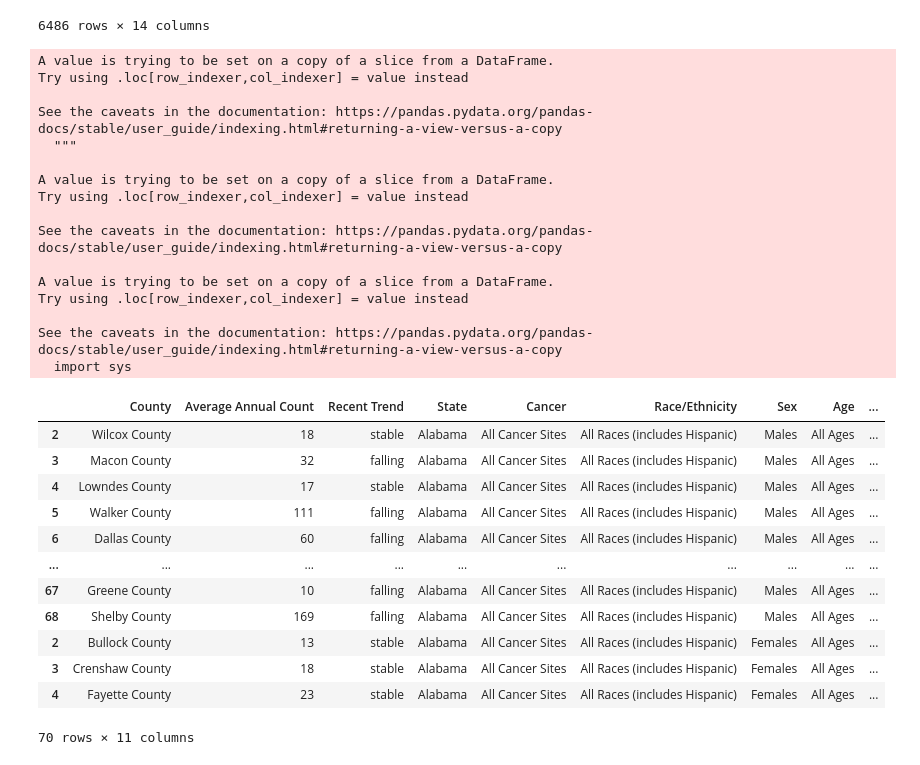
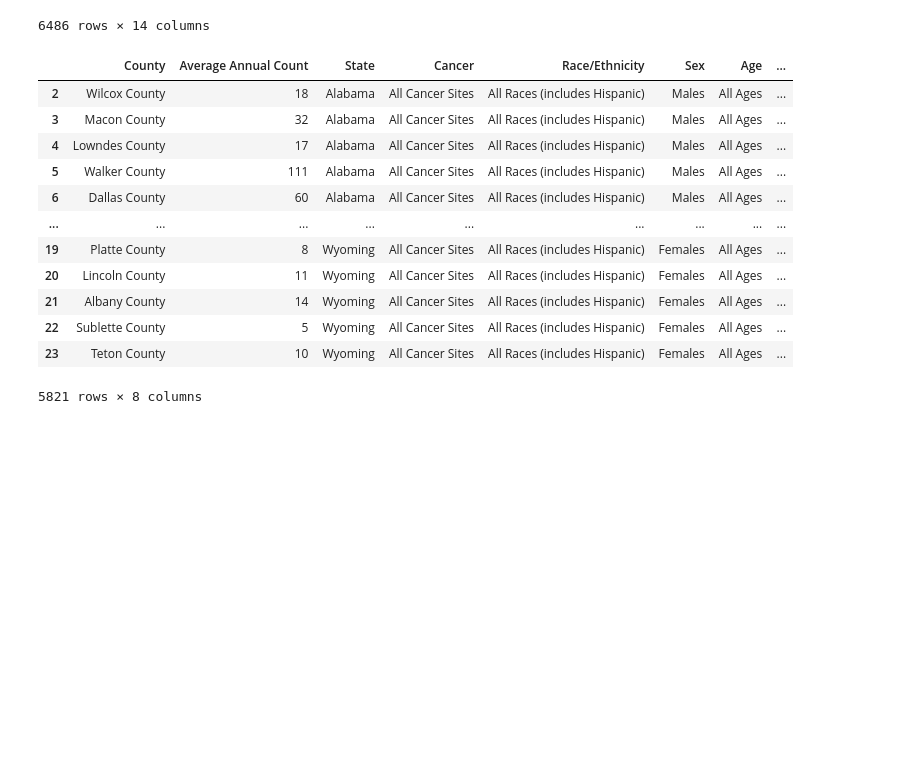
Before and after one commit to robyndook/Cancer_Analysis_US_Counties, a Jupyter notebook: Abramo_Web_Scraping/Sex Mortality Scrape.ipynb, the cells around one changed output. Drawn from its saved outputs; the diff is of its cells as text; code cells hidden in the pictures; blank space fills up the shorter version.

Commit message:
Webscraping/clean complete

```diff
--- a/Abramo_Web_Scraping/Sex Mortality Scrape.ipynb
+++ b/Abramo_Web_Scraping/Sex Mortality Scrape.ipynb
@@ -293,42 +295,27 @@ sex_mort_df
 # %%
-# Clean the data
 sex_mort_df1 =sex_mort_df.drop("Met Healthy People Objective of ***?", axis='columns')
 sex_mort_df2 = sex_mort_df1.drop("Borough Or Census Area", axis='columns')
 sex_mort_df3 = sex_mort_df2.drop("Parish", axis='columns')
 sex_mort_df4 = sex_mort_df3.dropna()
-sex_mort_df4['Age-Adjusted Death Rate cases per 100,000'] = sex_mort_df4['Age-Adjusted Death Rate†deaths per 100,000(95% Confidence Interval)'].str.replace(r'\(.*\)', '')
-sex_mort_df4['CI*Rank'] = sex_mort_df4['CI*Rank&fork;(95% Confidence Interval)'].str.replace(r'\(.*\)', '')
-sex_mort_df4['Recent 5-Year Trend in Death Rates'] = sex_mort_df4['Recent 5-Year Trend‡ in Death Rates(95% Confidence Interval)'].str.replace(r'\(.*\)', '')
-sex_mort_df5 = sex_mort_df4.drop(["Age-Adjusted Death Rate†deaths per 100,000(95% Confidence Interval)",'CI*Rank&fork;(95% Confidence Interval)', 'Recent 5-Year Trend‡ in Death Rates(95% Confidence Interval)'], axis='columns')
-sex_mort_df5.head(70)
+sex_mort_df5 = sex_mort_df4.drop("CI*Rank&fork;(95% Confidence Interval)", axis='columns')
+sex_mort_df5['Age-Adjusted Death Rate cases per 100,000'] = sex_mort_df5['Age-Adjusted Death Rate†deaths per 100,000(95% Confidence Interval)'].str.replace(r'\(.*\)', '')
+sex_mort_df5['Recent 5-Year Trend in Death Rates'] = sex_mort_df5['Age-Adjusted Death Rate†deaths per 100,000(95% Confidence Interval)'].str.replace(r'\(.*\)', '')
+sex_mort_df6 = sex_mort_df5.drop(["Age-Adjusted Death Rate†deaths per 100,000(95% Confidence Interval)", 'Recent 5-Year Trend‡ in Death Rates(95% Confidence Interval)'], axis='columns')
+sex_mort_df7 = sex_mort_df6[sex_mort_df6['Average Annual Count'] != '3 or fewer']
+sex_mort_df8 = sex_mort_df7.drop(['Recent Trend','Recent 5-Year Trend in Death Rates'], axis='columns')
+sex_mort_df8
 # %% [output]
+|  | County | Average Annual Count | State | Cancer | Race/Ethnicity | Sex | Age | ... |
+| 2 | Wilcox County | 18 | Alabama | All Cancer Sites | All Races (includes Hispanic) | Males | All Ages | ... |
+| 3 | Macon County | 32 | Alabama | All Cancer Sites | All Races (includes Hispanic) | Males | All Ages | ... |
+| 4 | Lowndes County | 17 | Alabama | All Cancer Sites | All Races (includes Hispanic) | Males | All Ages | ... |
+| 5 | Walker County | 111 | Alabama | All Cancer Sites | All Races (includes Hispanic) | Males | All Ages | ... |
+| 6 | Dallas County | 60 | Alabama | All Cancer Sites | All Races (includes Hispanic) | Males | All Ages | ... |
+| ... | ... | ... | ... | ... | ... | ... | ... | ... |
+| 19 | Platte County | 8 | Wyoming | All Cancer Sites | All Races (includes Hispanic) | Females | All Ages | ... |
+| 20 | Lincoln County | 11 | Wyoming | All Cancer Sites | All Races (includes Hispanic) | Females | All Ages | ... |
+| 21 | Albany County | 14 | Wyoming | All Cancer Sites | All Races (includes Hispanic) | Females | All Ages | ... |
+| 22 | Sublette County | 5 | Wyoming | All Cancer Sites | All Races (includes Hispanic) | Females | All Ages | ... |
+| 23 | Teton County | 10 | Wyoming | All Cancer Sites | All Races (includes Hispanic) | Females | All Ages | ... |
-A value is trying to be set on a copy of a slice from a DataFrame.
-Try using .loc[row_indexer,col_indexer] = value instead
-
-See the caveats in the documentation: https://pandas.pydata.org/pandas-docs/stable/user_guide/indexing.html#returning-a-view-versus-a-copy
-  """
-
-A value is trying to be set on a copy of a slice from a DataFrame.
-Try using .loc[row_indexer,col_indexer] = value instead
-
-See the caveats in the documentation: https://pandas.pydata.org/pandas-docs/stable/user_guide/indexing.html#returning-a-view-versus-a-copy
-
-A value is trying to be set on a copy of a slice from a DataFrame.
-Try using .loc[row_indexer,col_indexer] = value instead
-
-See the caveats in the documentation: https://pandas.pydata.org/pandas-docs/stable/user_guide/indexing.html#returning-a-view-versus-a-copy
-  import sys
+5821 rows × 8 columns
-|  | County | Average Annual Count | Recent Trend | State | Cancer | Race/Ethnicity | Sex | Age | ... |
-| 2 | Wilcox County | 18 | stable | Alabama | All Cancer Sites | All Races (includes Hispanic) | Males | All Ages | ... |
-| 3 | Macon County | 32 | falling | Alabama | All Cancer Sites | All Races (includes Hispanic) | Males | All Ages | ... |
-| 4 | Lowndes County | 17 | stable | Alabama | All Cancer Sites | All Races (includes Hispanic) | Males | All Ages | ... |
-| 5 | Walker County | 111 | falling | Alabama | All Cancer Sites | All Races (includes Hispanic) | Males | All Ages | ... |
-| 6 | Dallas County | 60 | falling | Alabama | All Cancer Sites | All Races (includes Hispanic) | Males | All Ages | ... |
-| ... | ... | ... | ... | ... | ... | ... | ... | ... | ... |
-| 67 | Greene County | 10 | falling | Alabama | All Cancer Sites | All Races (includes Hispanic) | Males | All Ages | ... |
-| 68 | Shelby County | 169 | falling | Alabama | All Cancer Sites | All Races (includes Hispanic) | Males | All Ages | ... |
-| 2 | Bullock County | 13 | stable | Alabama | All Cancer Sites | All Races (includes Hispanic) | Females | All Ages | ... |
-| 3 | Crenshaw County | 18 | stable | Alabama | All Cancer Sites | All Races (includes Hispanic) | Females | All Ages | ... |
-| 4 | Fayette County | 23 | stable | Alabama | All Cancer Sites | All Races (includes Hispanic) | Females | All Ages | ... |
-70 rows × 11 columns
 # %%
```
Also changed, not shown: parts of 2 cells of this notebook, 27 other files.
